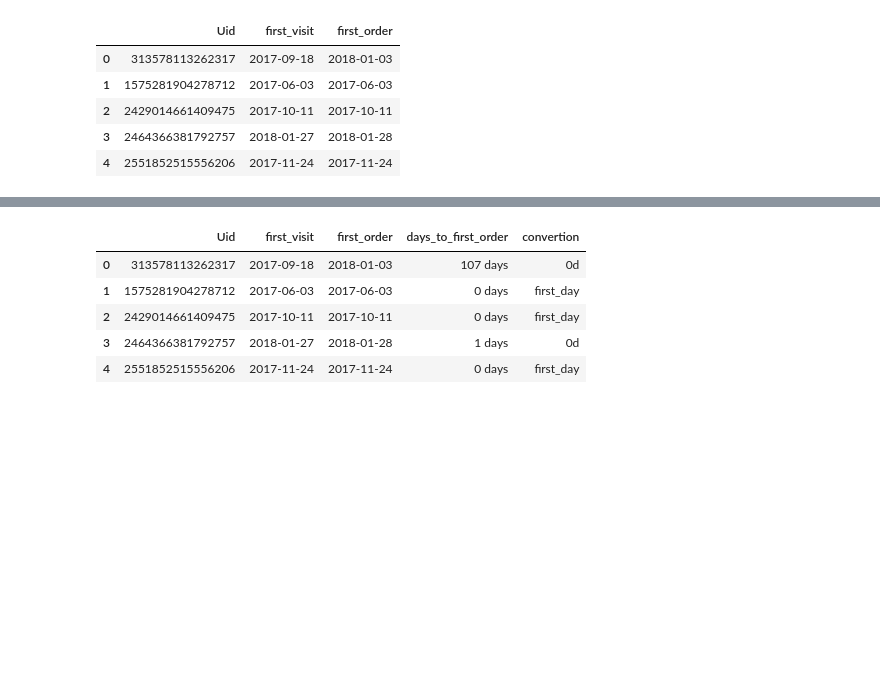
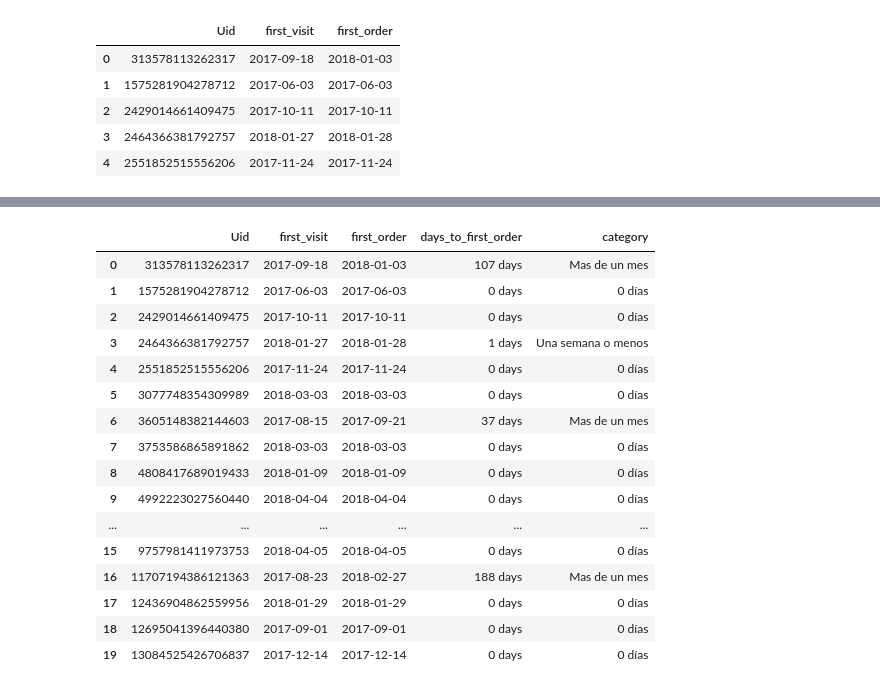
Before and after one commit to cristopherrexx-coder/Proyect-10, a Jupyter notebook: Sprint 10 proyect.ipynb, the cells around one changed output, grey strips where cells are left out. Drawn from its saved outputs; the diff is of its cells as text; code cells hidden in the pictures; blank space fills up the shorter version.

```diff
--- a/Sprint 10 proyect.ipynb
+++ b/Sprint 10 proyect.ipynb
@@ -501,11 +502,25 @@ convertion.head()
-# %%
-convertion['convertion'] = np.where((convertion['days_to_first_order'] >= '30 days', 'more than 30 days') & ,
-                                    ((convertion['days_to_first_order'] >= '30 days', 'more than 30 days')))
-convertion.head()
-# %% [output]
-|  | Uid | first_visit | first_order | days_to_first_order | convertion |
-| 0 | 313578113262317 | 2017-09-18 | 2018-01-03 | 107 days | 0d |
-| 1 | 1575281904278712 | 2017-06-03 | 2017-06-03 | 0 days | first_day |
-| 2 | 2429014661409475 | 2017-10-11 | 2017-10-11 | 0 days | first_day |
-| 3 | 2464366381792757 | 2018-01-27 | 2018-01-28 | 1 days | 0d |
-| 4 | 2551852515556206 | 2017-11-24 | 2017-11-24 | 0 days | first_day |
+# %%
+convertion.loc[convertion['days_to_first_order'] > '30 days', 'category'] = 'Mas de un mes'
+convertion.loc[convertion['days_to_first_order'] <=  '30 days', 'category'] = 'Menos de un mes'
+convertion.loc[convertion['days_to_first_order'] <=  '7 days', 'category'] = 'Una semana o menos'
+convertion.loc[convertion['days_to_first_order'] == '0 days', 'category'] = '0 días'
+
+convertion.head(20)
+# %% [output]
+|  | Uid | first_visit | first_order | days_to_first_order | category |
+| 0 | 313578113262317 | 2017-09-18 | 2018-01-03 | 107 days | Mas de un mes |
+| 1 | 1575281904278712 | 2017-06-03 | 2017-06-03 | 0 days | 0 días |
+| 2 | 2429014661409475 | 2017-10-11 | 2017-10-11 | 0 days | 0 días |
+| 3 | 2464366381792757 | 2018-01-27 | 2018-01-28 | 1 days | Una semana o menos |
+| 4 | 2551852515556206 | 2017-11-24 | 2017-11-24 | 0 days | 0 días |
+| 5 | 3077748354309989 | 2018-03-03 | 2018-03-03 | 0 days | 0 días |
+| 6 | 3605148382144603 | 2017-08-15 | 2017-09-21 | 37 days | Mas de un mes |
+| 7 | 3753586865891862 | 2018-03-03 | 2018-03-03 | 0 days | 0 días |
+| 8 | 4808417689019433 | 2018-01-09 | 2018-01-09 | 0 days | 0 días |
+| 9 | 4992223027560440 | 2018-04-04 | 2018-04-04 | 0 days | 0 días |
+| ... | ... | ... | ... | ... | ... |
+| 15 | 9757981411973753 | 2018-04-05 | 2018-04-05 | 0 days | 0 días |
+| 16 | 11707194386121363 | 2017-08-23 | 2018-02-27 | 188 days | Mas de un mes |
+| 17 | 12436904862559956 | 2018-01-29 | 2018-01-29 | 0 days | 0 días |
+| 18 | 12695041396440380 | 2017-09-01 | 2017-09-01 | 0 days | 0 días |
+| 19 | 13084525426706837 | 2017-12-14 | 2017-12-14 | 0 days | 0 días |
```
Also changed, not shown: parts of 10 cells of this notebook.
